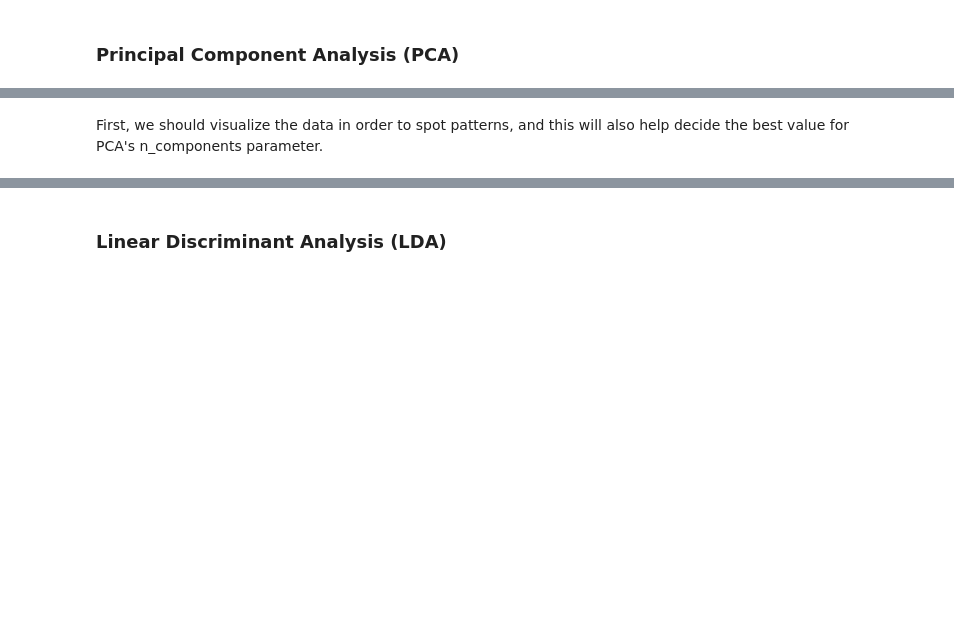
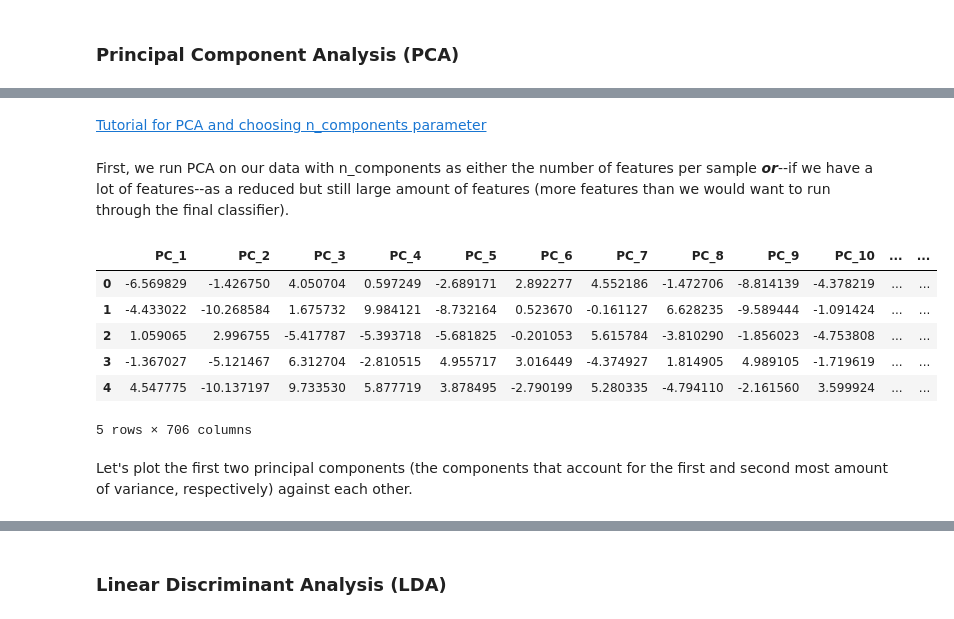
Before and after one commit to AgafiaB/SURE-2025, a Jupyter notebook: fullnotebook1.ipynb, the cells around one changed output, grey strips where cells are left out. Drawn from its saved outputs; the diff is of its cells as text; code cells hidden in the pictures; blank space fills up the shorter version.

Commit message:
applied PCA in order to see how many principal components to keep

```diff
--- a/fullnotebook1.ipynb
+++ b/fullnotebook1.ipynb
@@ -1346,15 +1348,17 @@ In the feature-fusion step, we concatenate together the traditional and deep fea
 # %%
+
+
 def fuse_features(trad_feats, deep_feats):
     '''
     Parameters:
     - trad_feats: an ndarray of shape (N, F) where N is the num of images and F is the feature dimension
     - deep_feats: an ndarray of shape (N, F) where N is the num of images and F is the feature dimension
     Returns:
-        an ndarray of shape (N, F) where N is the number of images and F is the total number of features (traditional + deep)
+        an ndarray of shape (N, F) normalized to [0,1], where N is the number of images and F is the total number of features (traditional + deep)
     '''
     # concat along axis 1 because axis 0 is the batch size and we want to concatenate features for each image
     # dim=1 is the feature dimension
-    fusion = np.concatenate((trad_feats, deep_feats), dim=1)
+    fusion = np.concatenate((trad_feats, deep_feats), axis=1)
 
     return fusion
 # %%
@@ -1388,5 +1394,39 @@ PCA can be used as a feature reduction technique when you want to choose the fea
-# %% [markdown]
-First, we should visualize the data in order to spot patterns, and this will also help decide the best value for PCA's n_components parameter.
+# %% [markdown]
+[Tutorial for PCA and choosing n_components parameter](https://www.datasklr.com/principal-component-analysis-and-factor-analysis/principal-component-analysis)
+# %% [markdown]
+First, we run PCA on our data with n_components as either the number of features per sample ***or***--if we have a lot of features--as a reduced but still large amount of features (more features than we would want to run through the final classifier).
+# %%
+from sklearn.preprocessing import StandardScaler
+# apply PCA to scaled features
+
+from sklearn.decomposition import PCA
+
+def apply_PCA(features, n_components):
+    pca = PCA(n_components=n_components, svd_solver='auto')
+
+    # mean=0, std=1
+    normalized_feats = StandardScaler().fit_transform(features)
+
+    X_out = pca.fit_transform(normalized_feats)
+
+    return X_out
+# %%
+n_components = len(fused_deep_trad[1]) // 2
+principle_components = apply_PCA(fused_deep_trad_preds, n_components=n_components)
+pca_df = pd.DataFrame(principle_components, columns=[f'PC_{i+1}' for i in range(n_components)])
+pca_df['label'] = pd.Series(train_labels).map(id2label)
+# %%
+pca_df.head()
+# %% [output]
+|  | PC_1 | PC_2 | PC_3 | PC_4 | PC_5 | PC_6 | PC_7 | PC_8 | PC_9 | PC_10 | ... | ... |
+| 0 | -6.569829 | -1.426750 | 4.050704 | 0.597249 | -2.689171 | 2.892277 | 4.552186 | -1.472706 | -8.814139 | -4.378219 | ... | ... |
+| 1 | -4.433022 | -10.268584 | 1.675732 | 9.984121 | -8.732164 | 0.523670 | -0.161127 | 6.628235 | -9.589444 | -1.091424 | ... | ... |
+| 2 | 1.059065 | 2.996755 | -5.417787 | -5.393718 | -5.681825 | -0.201053 | 5.615784 | -3.810290 | -1.856023 | -4.753808 | ... | ... |
+| 3 | -1.367027 | -5.121467 | 6.312704 | -2.810515 | 4.955717 | 3.016449 | -4.374927 | 1.814905 | 4.989105 | -1.719619 | ... | ... |
+| 4 | 4.547775 | -10.137197 | 9.733530 | 5.877719 | 3.878495 | -2.790199 | 5.280335 | -4.794110 | -2.161560 | 3.599924 | ... | ... |
+5 rows × 706 columns
+# %% [markdown]
+Let's plot the first two principal components (the components that account for the first and second most amount of variance, respectively) against each other.
 # %%
 # scatter plot
 # visualize based on class
```
Also changed, not shown: parts of 9 cells of this notebook.
